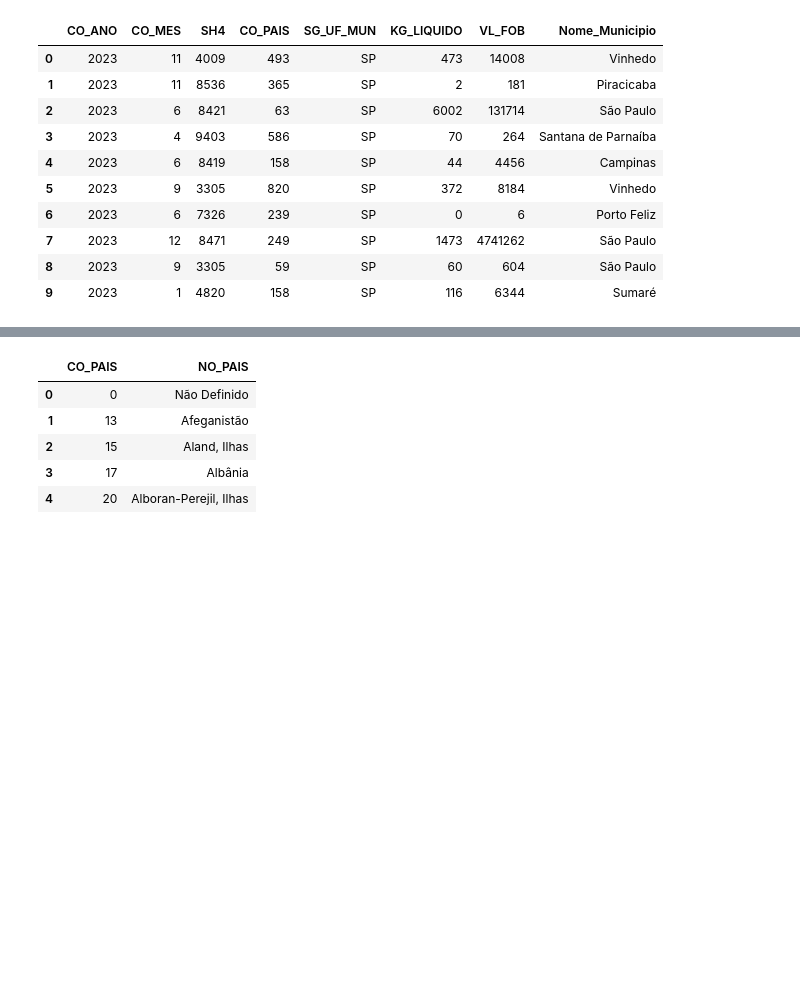
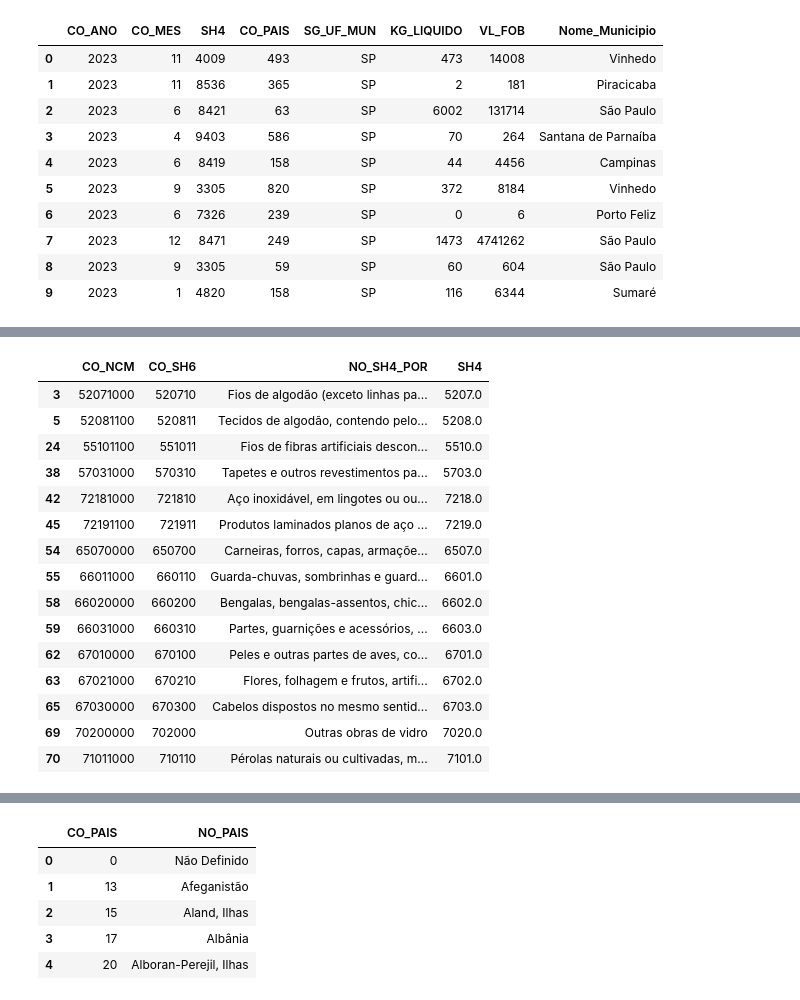
Before and after one commit to Lucasdz-7/Projeto-Integrador-1, a Jupyter notebook: CódigoProjeto.ipynb, the cells around one changed output, grey strips where cells are left out. Drawn from its saved outputs; the diff is of its cells as text; code cells hidden in the pictures; blank space fills up the shorter version.

```diff
--- a/CódigoProjeto.ipynb
+++ b/CódigoProjeto.ipynb
@@ -17,6 +17,7 @@ SH = pd.read_csv(url_base + 'SH.csv', low_memory=False, sep=';', encoding='ISO-8
 Regiao_adm = pd.read_csv(url_base + 'Regiao_adm.csv', low_memory=False, sep=';', encoding='UTF-8')
 Municipios = pd.read_csv(url_base + 'NomesMunicipios.csv', low_memory=False, sep=';', encoding='ISO-8859-1')
 Paises = pd.read_csv(url_base + 'Paises.csv', low_memory=False, sep=';', encoding='ISO-8859-1')
+NCM = pd.read_csv(url_base + 'NCM.csv', low_memory=False, sep=';', encoding='ISO-8859-1')
 # %%
 # Juntando dados de exportação
 
@@ -123,3 +152,24 @@ SH.head(5)
+# %%
+NCM = NCM.dropna()
+
+NCM.head(15)
+# %% [output]
+|  | CO_NCM | CO_SH6 | NO_SH4_POR | SH4 |
+| 3 | 52071000 | 520710 | Fios de algodão (exceto linhas pa... | 5207.0 |
+| 5 | 52081100 | 520811 | Tecidos de algodão, contendo pelo... | 5208.0 |
+| 24 | 55101100 | 551011 | Fios de fibras artificiais descon... | 5510.0 |
+| 38 | 57031000 | 570310 | Tapetes e outros revestimentos pa... | 5703.0 |
+| 42 | 72181000 | 721810 | Aço inoxidável, em lingotes ou ou... | 7218.0 |
+| 45 | 72191100 | 721911 | Produtos laminados planos de aço ... | 7219.0 |
+| 54 | 65070000 | 650700 | Carneiras, forros, capas, armaçõe... | 6507.0 |
+| 55 | 66011000 | 660110 | Guarda-chuvas, sombrinhas e guard... | 6601.0 |
+| 58 | 66020000 | 660200 | Bengalas, bengalas-assentos, chic... | 6602.0 |
+| 59 | 66031000 | 660310 | Partes, guarnições e acessórios, ... | 6603.0 |
+| 62 | 67010000 | 670100 | Peles e outras partes de aves, co... | 6701.0 |
+| 63 | 67021000 | 670210 | Flores, folhagem e frutos, artifi... | 6702.0 |
+| 65 | 67030000 | 670300 | Cabelos dispostos no mesmo sentid... | 6703.0 |
+| 69 | 70200000 | 702000 | Outras obras de vidro | 7020.0 |
+| 70 | 71011000 | 710110 | Pérolas naturais ou cultivadas, m... | 7101.0 |
 # %%
 # Juntando os dados do arquivo de SH com o arquivo de exportações em São Paulo.
 
```
Also changed, not shown: parts of 6 cells of this notebook.
